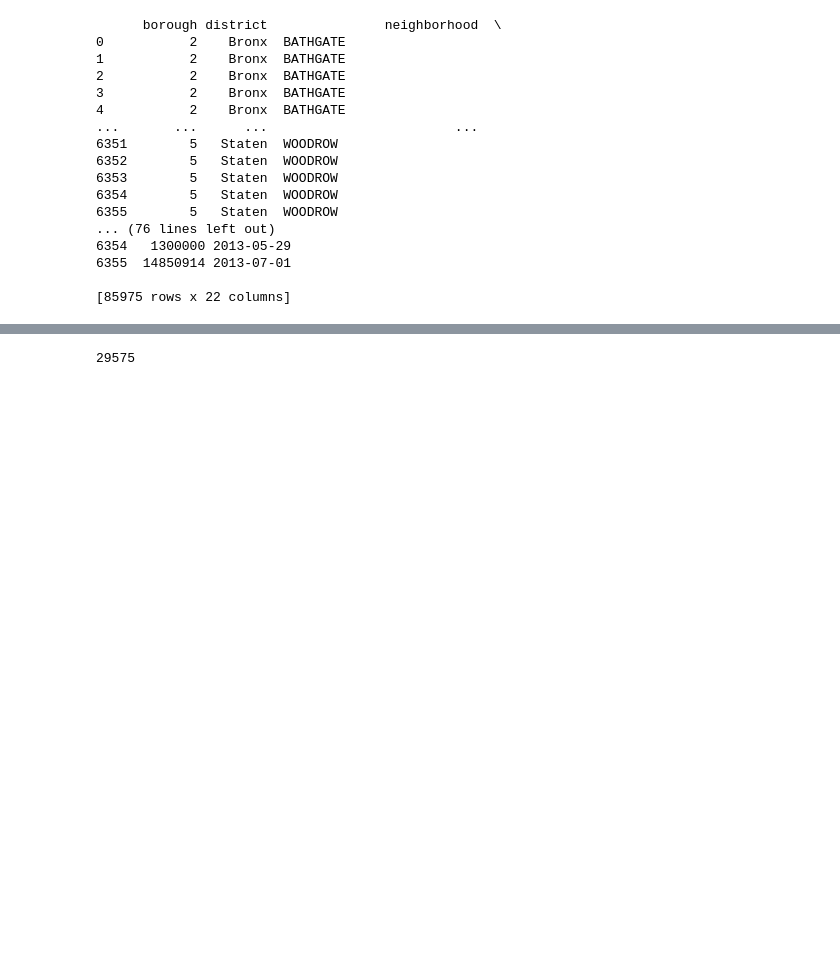
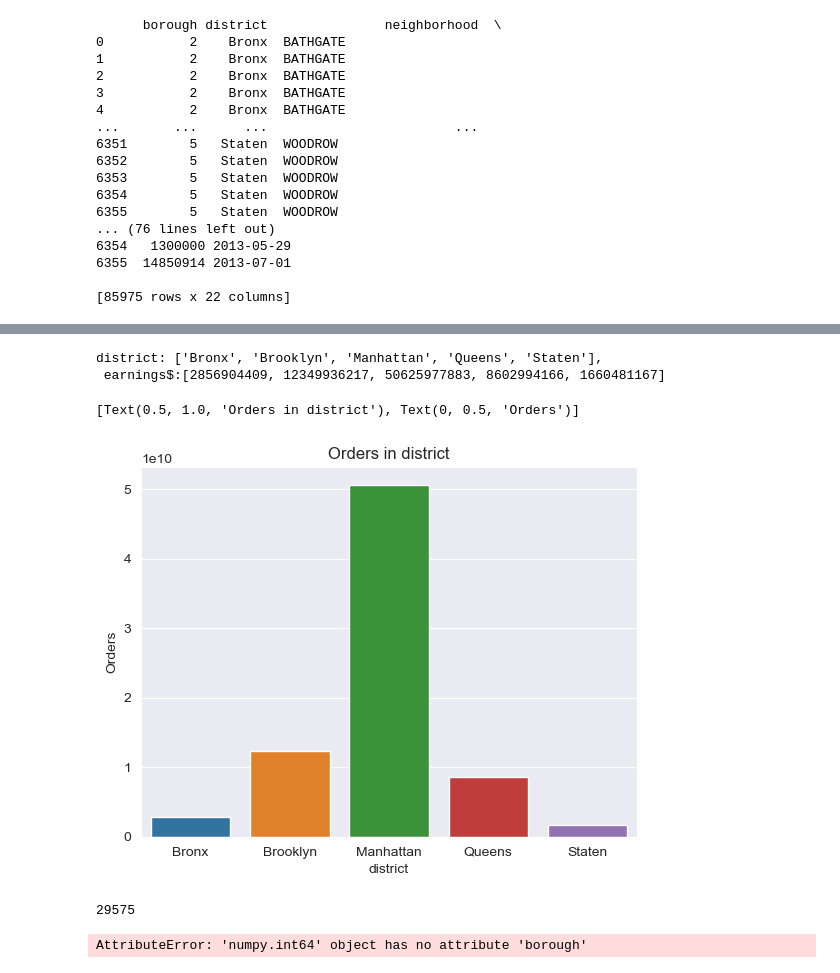
Before and after one commit to Spirit-Hat/DSML, a Jupyter notebook: lab2/lab2.ipynb, the cells around one changed output, grey strips where cells are left out. Drawn from its saved outputs; the diff is of its cells as text; code cells hidden in the pictures; blank space fills up the shorter version.

```diff
--- a/lab2/lab2.ipynb
+++ b/lab2/lab2.ipynb
@@ -105,5 +105,25 @@ ax.set(title= "Orders in district" , ylabel="Orders")
+# %%
+sum_data_order = data.groupby(["district"], as_index=False).sum()
+print("district: {},\n earnings$:{}" .format(sum_data_order.district.to_list() , sum_data_order.saleprice.to_list() ))
+
+ax = sns.barplot(data=sum_data_order,
+                 x=sum_data_order.district,
+                 y=sum_data_order.saleprice,
+                 )
+ax.set(title= "Orders in district" , ylabel="Orders")
+# %% [output]
+district: ['Bronx', 'Brooklyn', 'Manhattan', 'Queens', 'Staten'],
+ earnings$:[2856904409, 12349936217, 50625977883, 8602994166, 1660481167]
+[Text(0.5, 1.0, 'Orders in district'), Text(0, 0.5, 'Orders')]
+[figure, added]
 # %%
-data_price_zero = data[data.saleprice <= 10].borough.count()
+data_price_zero  = data[data.saleprice <= 10].borough.count()
+data_price_great = data[data.saleprice > 10].borough.count()
 print(data_price_zero)
+ax = sns.barplot(data=data,
+                 x=data_price_zero.borough,
+                 y=data_price_great.borough,
+                 )
 # %% [output]
 29575
+AttributeError: 'numpy.int64' object has no attribute 'borough'
```
Also changed, not shown: parts of 1 cell of this notebook.
